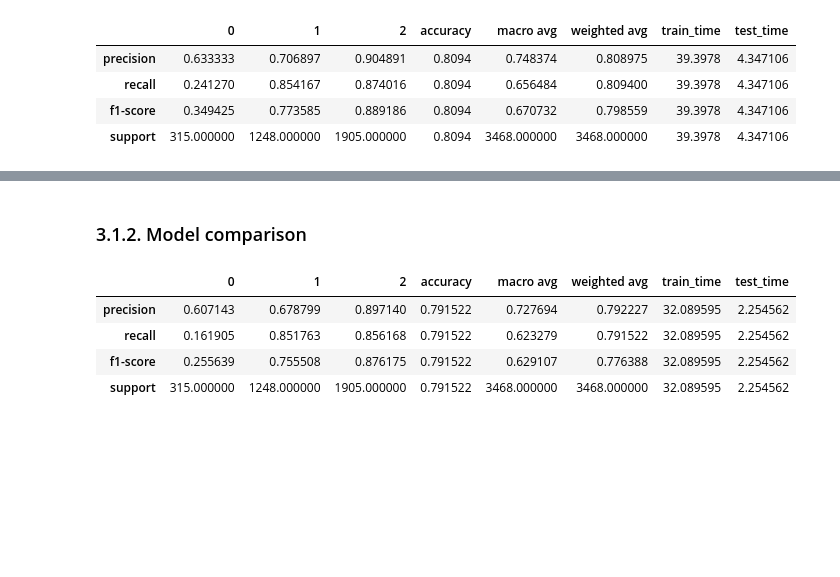
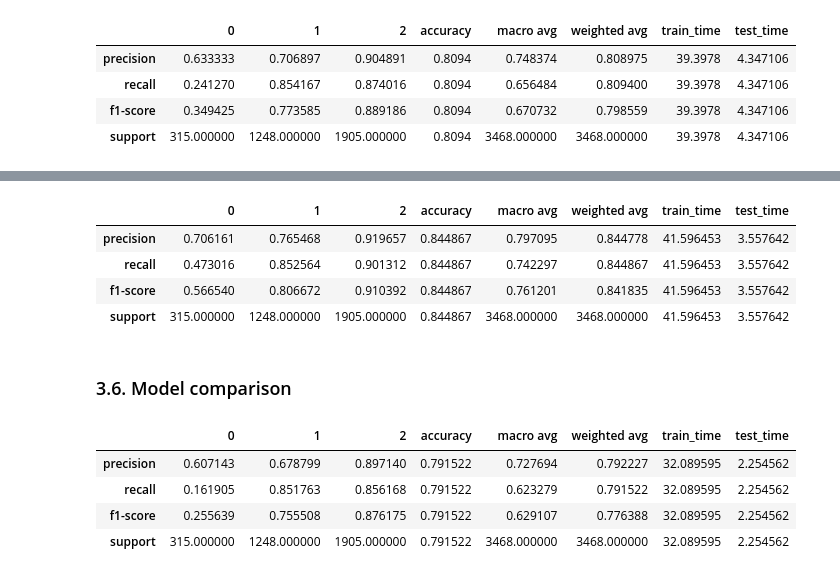
Before and after one commit to r-gg/ml-37, a Jupyter notebook: Exercise 3/lstm-model.ipynb, the cells around one changed output, grey strips where cells are left out. Cells and saved outputs as stored; diff of their text form; code cells hidden in the pictures; blank space fills up the shorter version.

Commit message:
lstm-done

```diff
--- a/Exercise 3/lstm-model.ipynb
+++ b/Exercise 3/lstm-model.ipynb
@@ -701,11 +752,12 @@ y_train = y_train['sentiments']
+# %%
+X_train.drop(index = indexes, inplace=True)
+y_train.drop(index = indexes, inplace=True)
 # %%
 # setting the vocabulary and sentence length
 voc_size = 7500
 sent_length = 90
 embedding_vector_features = 64
 # %%
-X_train = X_train.copy()
-y_train = y_train.copy()
 X_test = X_test_reviews.copy()
 y_test = y_test_reviews.copy()
 
@@ -716,10 +766,9 @@ AttributeError: ignored
 # %%
-# creating the base LSTM model
-
 model = Sequential()
 model.add(Embedding(voc_size,embedding_vector_features,input_length=sent_length))
-model.add(Bidirectional(LSTM(100)))
+model.add(Bidirectional(LSTM(64)))
+model.add(Dense(50, activation='relu'))
 model.add(Dense(3, activation='softmax'))
-model.compile(loss = 'categorical_crossentropy', optimizer = 'adam', metrics = ['accuracy'])
+model.compile(loss = 'categorical_crossentropy', optimizer = Adam(learning_rate=0.01), metrics = ['accuracy'])
 print(model.summary())
 # %% [output]
@@ -760,13 +810,13 @@ test_time = end - start
 # %%
 # adjust the y_pred and the y_test
 y_pred = np.argmax(y_pred, axis = 1)
-# y_test = np.argmax(y_test, axis = 1)
+y_test = np.argmax(y_test, axis = 1)
 
-reviews_m3_results = classification_report(y_test, y_pred, output_dict=True)
+reviews_m5_results = classification_report(y_test, y_pred, output_dict=True)
 
-reviews_m3_results['train_time'] = train_time
-reviews_m3_results['test_time'] = test_time
-reviews_m3_results = pd.DataFrame.from_dict(reviews_m3_results)
-reviews_m3_results.to_csv('results/lstm/reviews/model_3.csv')
-pickle.dump(model, open('models/lstm/reviews/model_3.sav', 'wb'))
+reviews_m5_results['train_time'] = train_time
+reviews_m5_results['test_time'] = test_time
+reviews_m5_results = pd.DataFrame.from_dict(reviews_m5_results)
+reviews_m5_results.to_csv('results/lstm/reviews/model_5.csv')
+pickle.dump(model, open('models/lstm/reviews/model_5.sav', 'wb'))
 # %% [output]
@@ -790,5 +828,13 @@ variables.h5                                   2023-02-23 14:22:05      8791448
+# %%
+reviews_m5_results
+# %% [output]
+|  | 0 | 1 | 2 | accuracy | macro avg | weighted avg | train_time | test_time |
+| precision | 0.706161 | 0.765468 | 0.919657 | 0.844867 | 0.797095 | 0.844778 | 41.596453 | 3.557642 |
+| recall | 0.473016 | 0.852564 | 0.901312 | 0.844867 | 0.742297 | 0.844867 | 41.596453 | 3.557642 |
+| f1-score | 0.566540 | 0.806672 | 0.910392 | 0.844867 | 0.761201 | 0.841835 | 41.596453 | 3.557642 |
+| support | 315.000000 | 1248.000000 | 1905.000000 | 0.844867 | 3468.000000 | 3468.000000 | 41.596453 | 3.557642 |
 # %% [markdown]
-### 3.1.2. Model comparison
+### 3.6. Model comparison
 # %%
 reviews_m1_results
 # %% [output]
```
Also changed, not shown: parts of 47 cells of this notebook, 2 other files.
